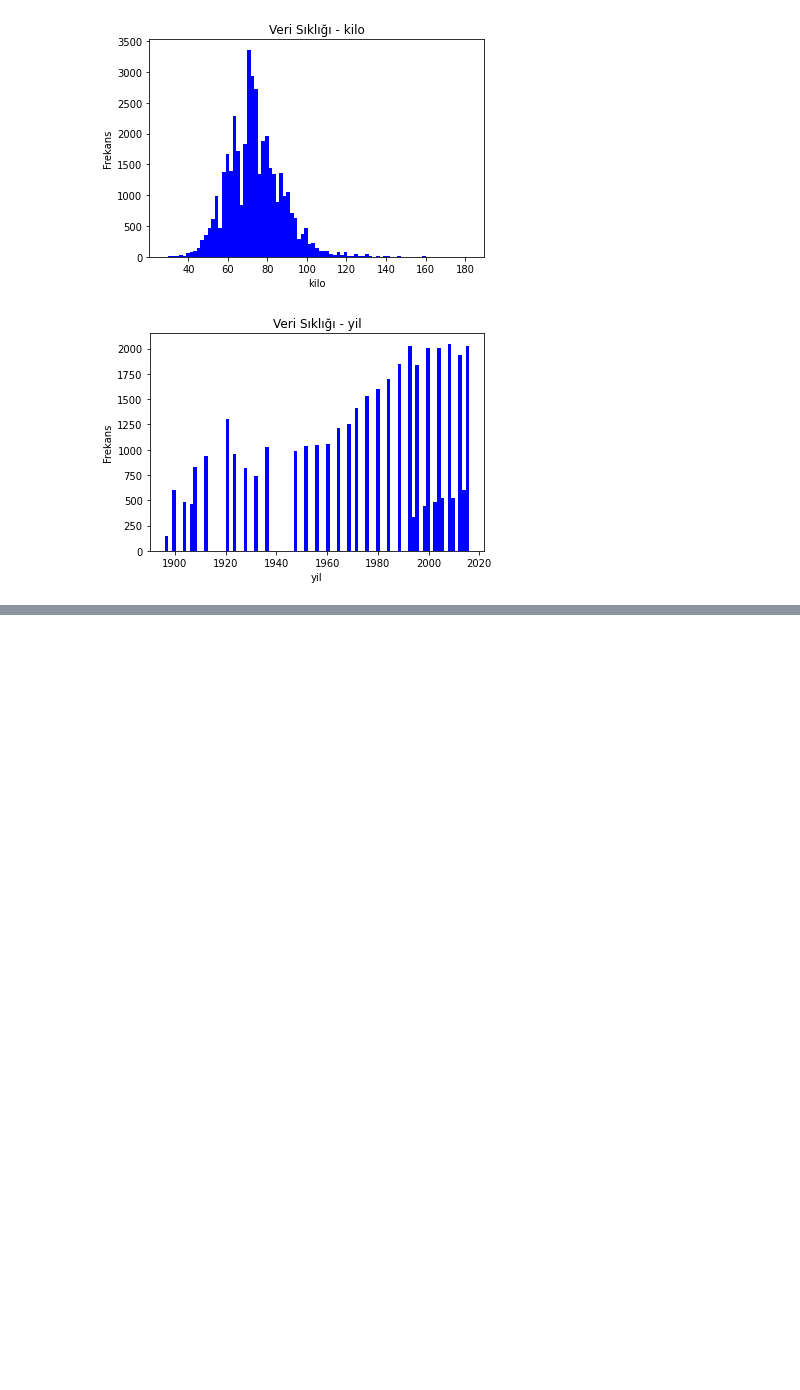
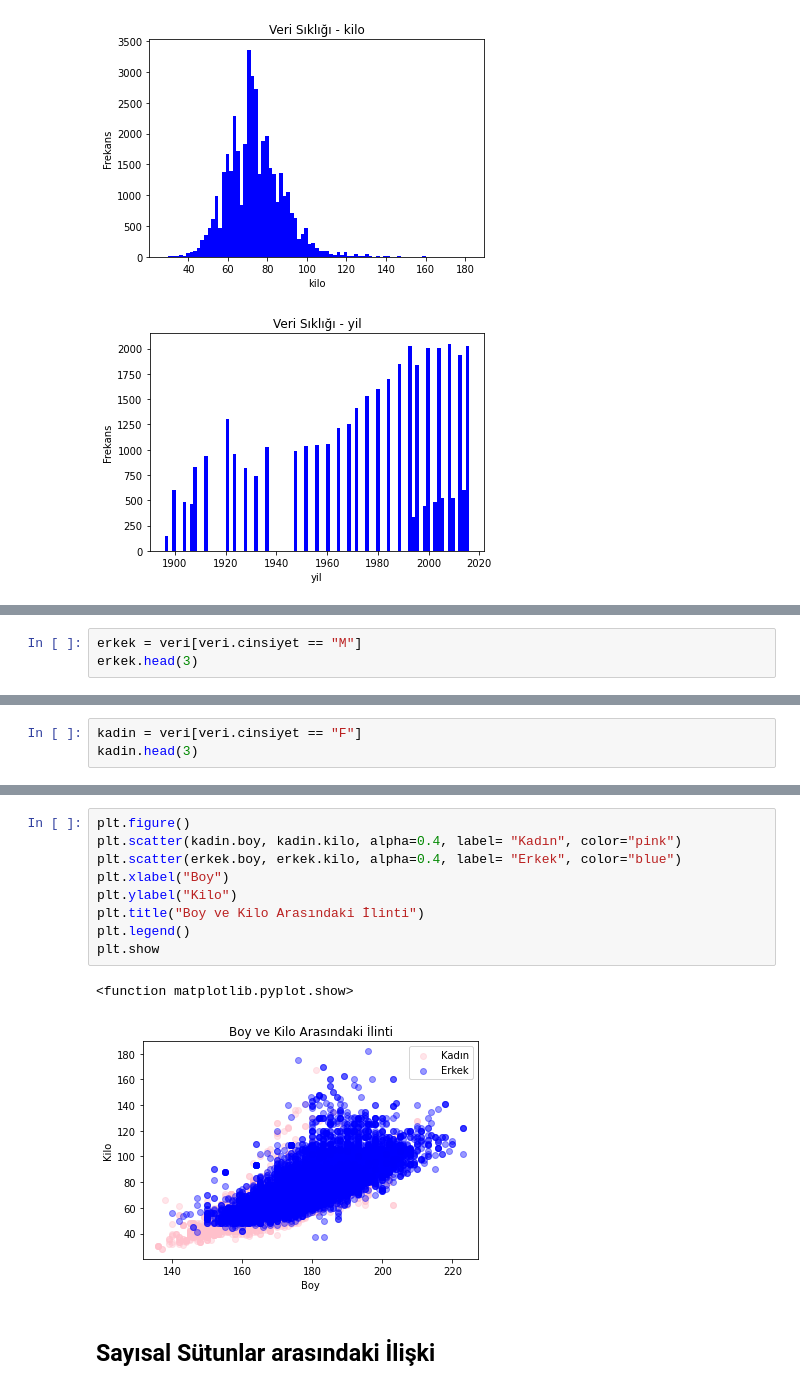
Before and after one commit to mirayeker/olimpiyat_ExploratoryDataAnalysis, a Jupyter notebook: exploratory_data_analysis.ipynb, the cells around one changed output, grey strips where cells are left out. Saved outputs shown, nothing was run; the diff lists cells and outputs as text; blank space fills up the shorter version.

```diff
--- a/exploratory_data_analysis.ipynb
+++ b/exploratory_data_analysis.ipynb
@@ -252,0 +368,3 @@ for i in sayisal_degisken:
+# %%
+erkek = veri[veri.cinsiyet == "M"]
+erkek.head(3)
@@ -252,0 +376,3 @@ for i in sayisal_degisken:
+# %%
+kadin = veri[veri.cinsiyet == "F"]
+kadin.head(3)
@@ -252,0 +384,14 @@ for i in sayisal_degisken:
+# %%
+plt.figure()
+plt.scatter(kadin.boy, kadin.kilo, alpha=0.4, label= "Kadın", color="pink")
+plt.scatter(erkek.boy, erkek.kilo, alpha=0.4, label= "Erkek", color="blue")
+plt.xlabel("Boy")
+plt.ylabel("Kilo")
+plt.title("Boy ve Kilo Arasındaki İlinti")
+plt.legend()
+plt.show
+# %% [output]
+<function matplotlib.pyplot.show>
+[figure, added]
+# %% [markdown]
+## Sayısal Sütunlar arasındaki İlişki
```
Also changed, not shown: parts of 52 cells of this notebook.
